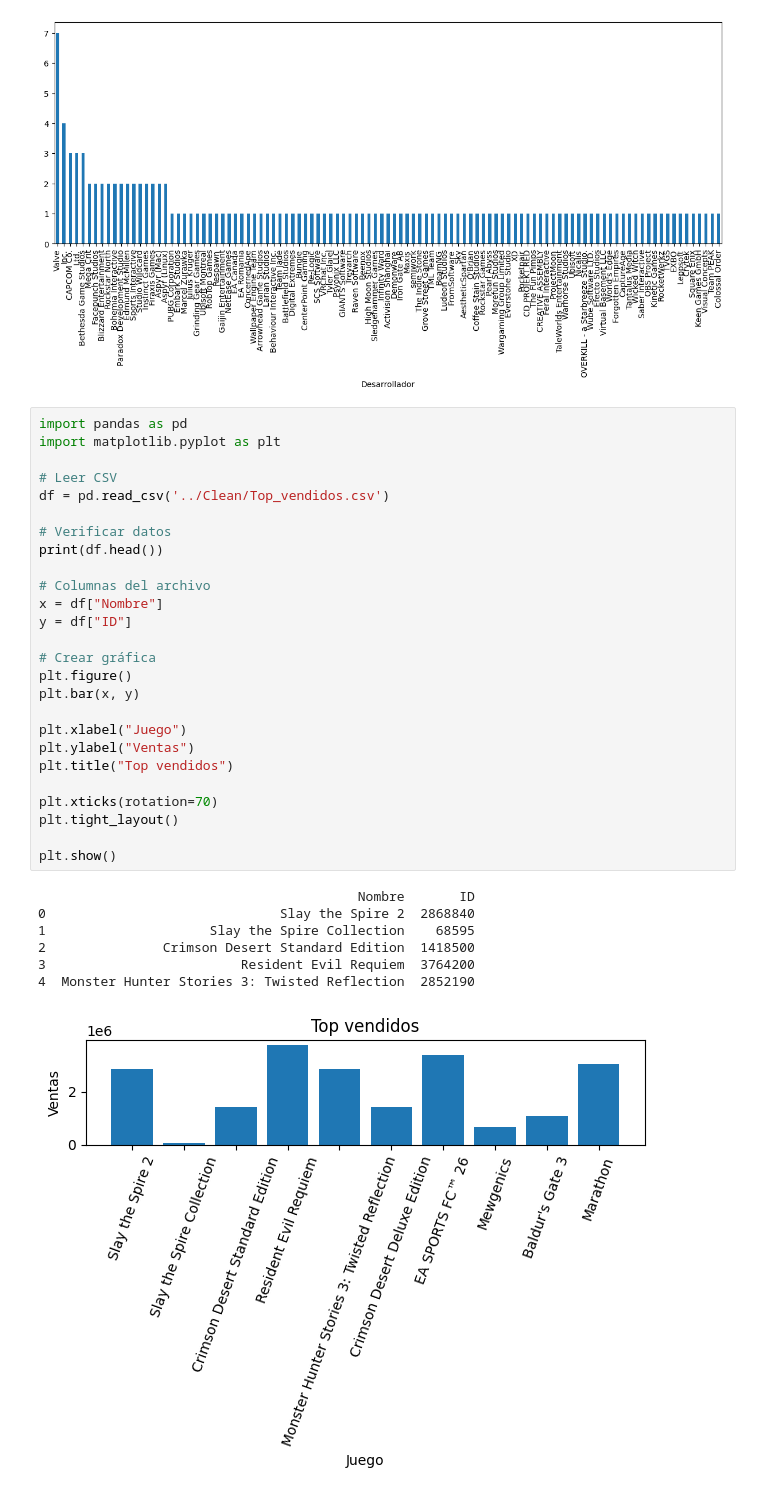
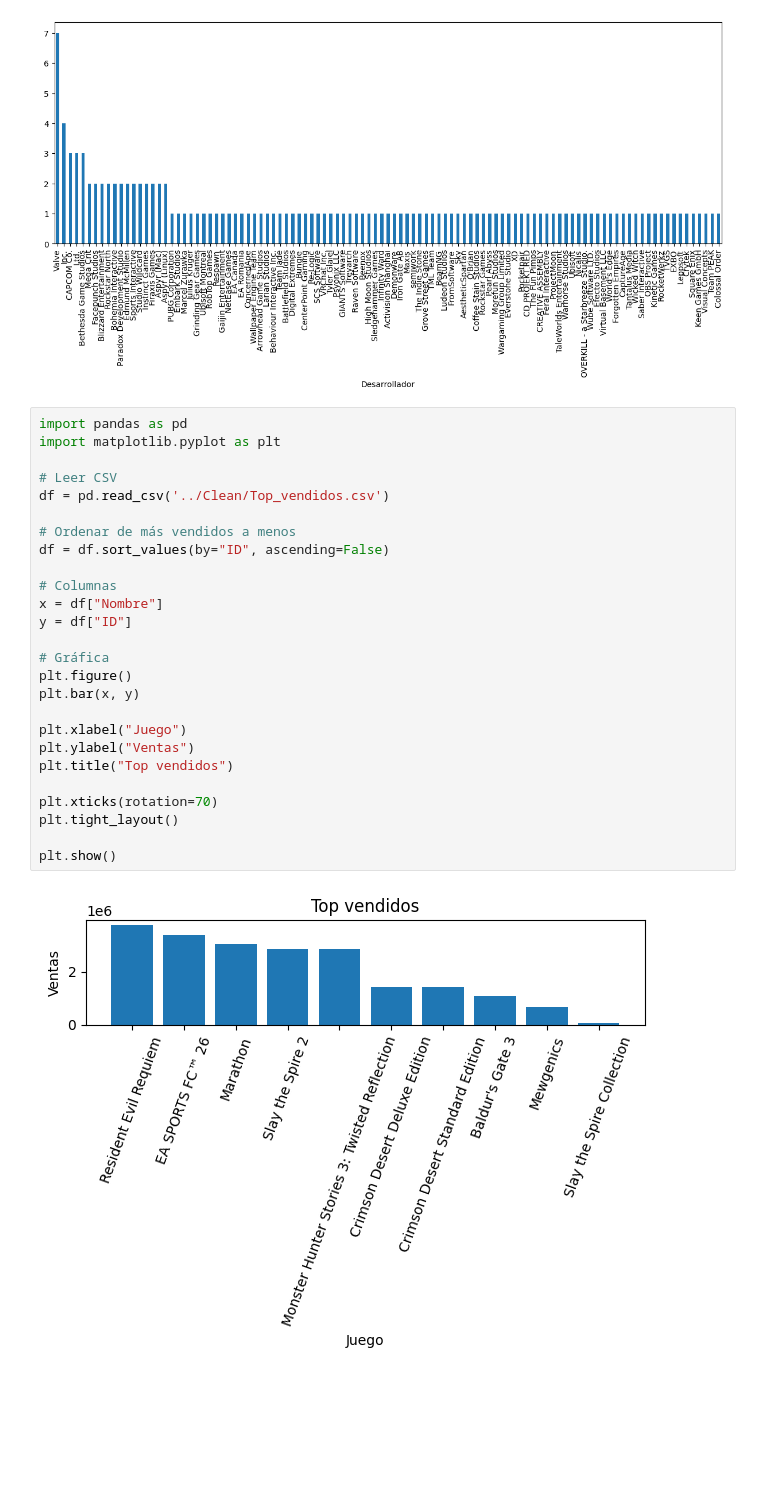
Before and after one commit to PabloOR58/spvj, a Jupyter notebook: Notebooks/graficas.ipynb, the cells around one changed output. Drawn from its saved outputs; the diff is of its cells as text; blank space fills up the shorter version.

```diff
--- a/Notebooks/graficas.ipynb
+++ b/Notebooks/graficas.ipynb
@@ -101,34 +101,28 @@ plt.show()
 # %%
 import pandas as pd
 import matplotlib.pyplot as plt
 
 # Leer CSV
 df = pd.read_csv('../Clean/Top_vendidos.csv')
 
-# Verificar datos
-print(df.head())
+# Ordenar de más vendidos a menos
+df = df.sort_values(by="ID", ascending=False)
 
-# Columnas del archivo
+# Columnas
 x = df["Nombre"]
 y = df["ID"]
 
-# Crear gráfica
+# Gráfica
 plt.figure()
 plt.bar(x, y)
 
 plt.xlabel("Juego")
 plt.ylabel("Ventas")
 plt.title("Top vendidos")
 
 plt.xticks(rotation=70)
 plt.tight_layout()
 
 plt.show()
 # %% [output]
-                                         Nombre       ID
-0                              Slay the Spire 2  2868840
-1                     Slay the Spire Collection    68595
-2               Crimson Desert Standard Edition  1418500
-3                         Resident Evil Requiem  3764200
-4  Monster Hunter Stories 3: Twisted Reflection  2852190
-[figure, old version]
+[figure, new version]
```
